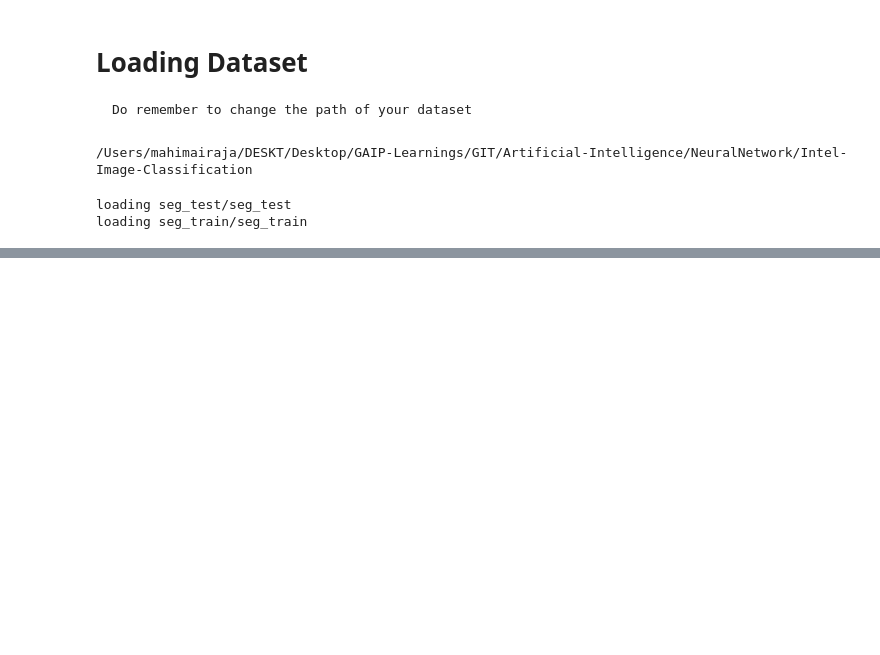
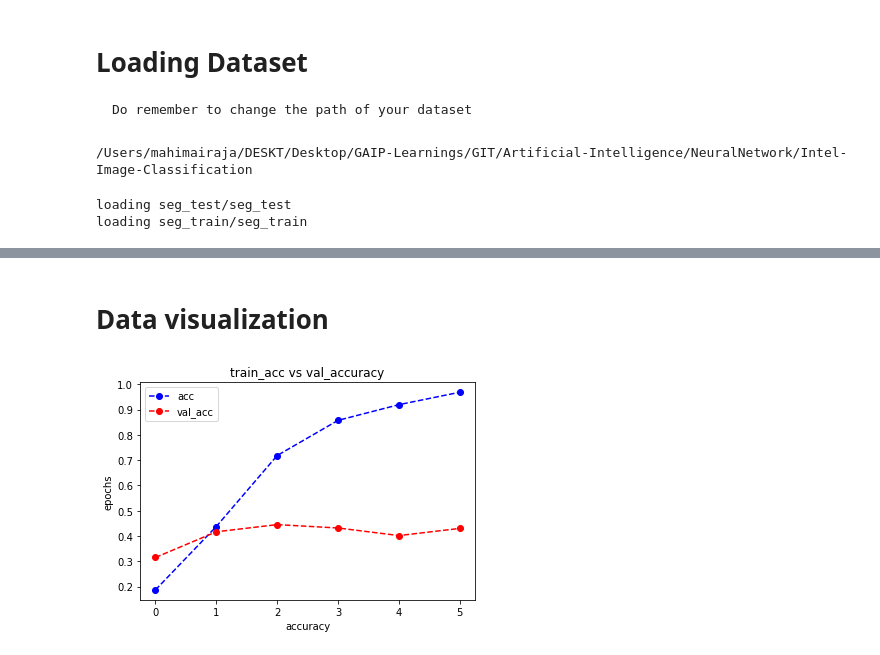
Before and after one commit to mahimai-raja/Artificial-Intelligence, a Jupyter notebook: NeuralNetwork/Intel-Image-Classification/Intel_Image_Classification.ipynb, the cells around one changed output, grey strips where cells are left out. Drawn from its saved outputs; the diff is of its cells as text; code cells hidden in the pictures; blank space fills up the shorter version.

```diff
--- a/NeuralNetwork/Intel-Image-Classification/Intel_Image_Classification.ipynb
+++ b/NeuralNetwork/Intel-Image-Classification/Intel_Image_Classification.ipynb
@@ -121,9 +123,14 @@ loading seg_train/seg_train
 # %%
 train_images, train_labels = shuffle(train_images, train_labels, random_state=25)
 # %%
+# Make the model : Input layer -> Hidden layer -> Output layer
+
 model = tf.keras.Sequential([
     tf.keras.layers.Conv2D(64, (3,3), activation = 'relu', input_shape = (150,150,3)),
     tf.keras.layers.MaxPooling2D(2,2),
     tf.keras.layers.Conv2D(64, (3,3),activation = 'relu'),
-    tf.keras.layers.
+    tf.keras.layers.MaxPooling2D(2,2),
+    tf.keras.layers.Flatten(),
+    tf.keras.layers.Dense(256, activation=tf.nn.relu),
+    tf.keras.layers.Dense(12, activation=tf.nn.softmax)
 ])
@@ -129,0 +140,6 @@ model = tf.keras.Sequential([
+# %%
+model.compile(optimizer = 'adam', loss = 'sparse_categorical_crossentropy', metrics=['accuracy'])
+# %%
+ # Training the model
+
+history = model.fit(train_images, train_labels, batch_size=128, epochs=6, validation_split=0.2)
@@ -129,0 +159,12 @@ model = tf.keras.Sequential([
+# %% [markdown]
+# Data visualization
+# %%
+plt.plot(history.history['accuracy'], 'bo--', label = 'acc')
+plt.plot(history.history['val_accuracy'], 'ro--', label = 'val_acc')
+plt.title("train_acc vs val_accuracy")
+plt.xlabel('accuracy')
+plt.ylabel('epochs')
+plt.legend()
+plt.show()
+# %% [output]
+[figure, added]
```
Also changed, not shown: parts of 7 cells of this notebook.
